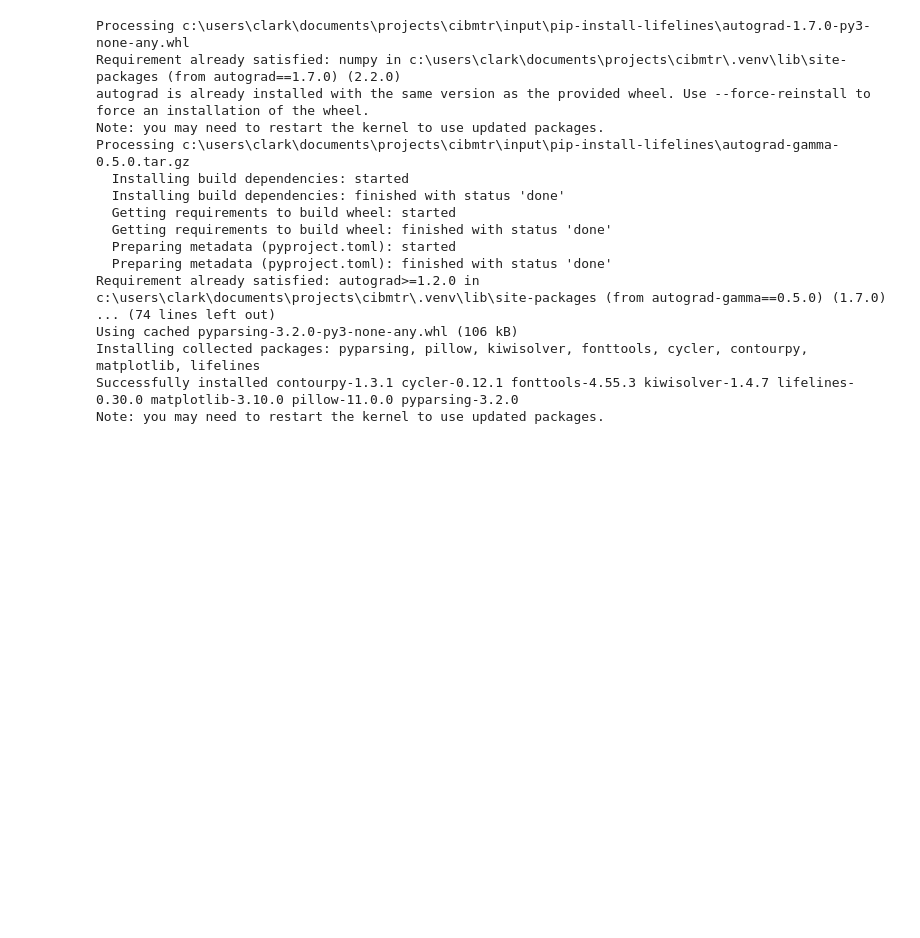
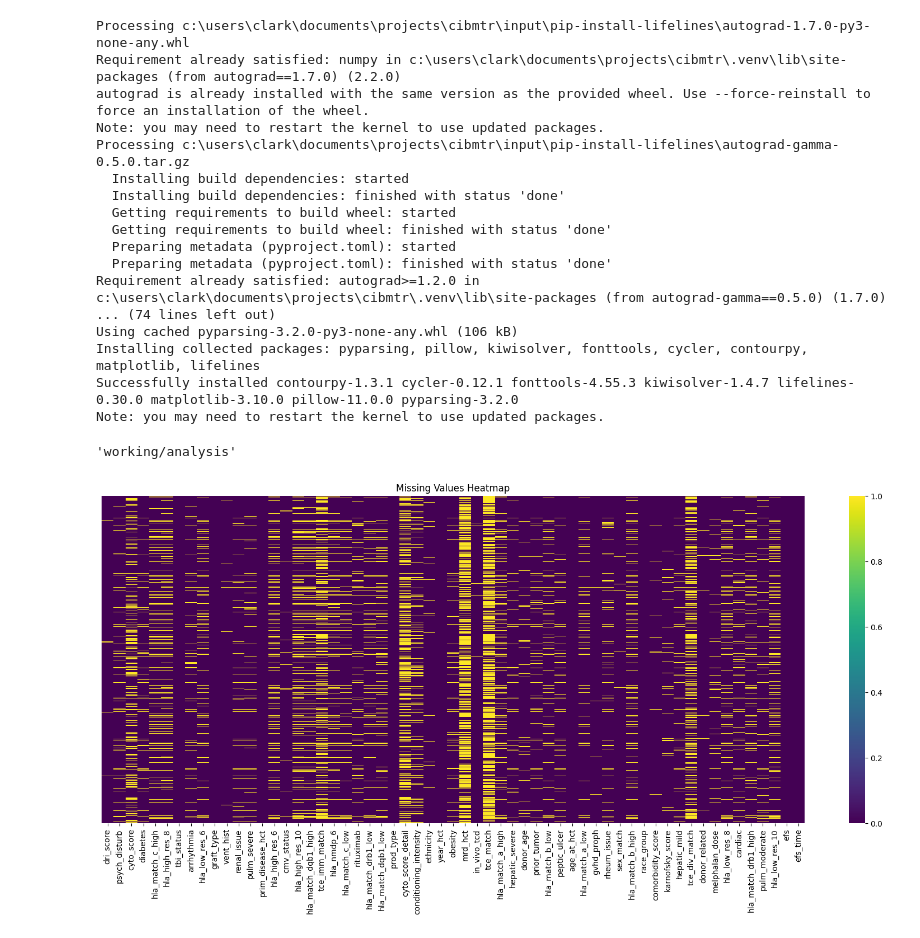
Before and after one commit to bonesclarke/CIBMTR, a Jupyter notebook: CIBMTR_object_identification.ipynb, the cells around one changed output. Cells and saved outputs as stored; diff of their text form; code cells hidden in the pictures; blank space fills up the shorter version.

Commit message:
added up to missing values heatmap

```diff
--- a/CIBMTR_object_identification.ipynb
+++ b/CIBMTR_object_identification.ipynb
@@ -44,3 +44,37 @@ from sklearn.impute import SimpleImputer, KNNImputer
 from sklearn.feature_selection import VarianceThreshold
 from statsmodels.stats.outliers_influence import variance_inflation_factor
 from statsmodels.tools.tools import add_constant
+# %%
+train = pd.read_csv('input/data/train.csv')
+test = pd.read_csv('input/data/test.csv')
+sample = pd.read_csv('input/data/sample_submission.csv')
+
+train_solution=train[['ID','efs','efs_time','race_group']].copy()
+
+train = train.drop('ID', axis=1)
+test = test.drop('ID', axis=1)
+# %%
+# set analysis output directory
+def create_output_directory(output_path):
+    """Create the output directory if it doesn't exist and set plotting style."""
+    os.makedirs(output_path, exist_ok=True)
+    return output_path
+
+output_path = 'working/analysis'
+create_output_directory(output_path)
+# %% [output]
+'working/analysis'
+# %%
+# missing values heatmap
+def plot_missing_values_heatmap(df, output_path):
+    plt.figure(figsize=(16, 8))
+    sns.heatmap(df.isnull(), yticklabels=False, cbar=True, cmap='viridis')
+    plt.title('Missing Values Heatmap')
+    plt.tight_layout()
+    plt.savefig(f'{output_path}/missing_values_heatmap.png')
+    plt.show()
+    plt.close()
+
+plot_missing_values_heatmap(train, output_path)
+# %% [output]
+[figure, added]
```
Also changed, not shown: 5 other files.
